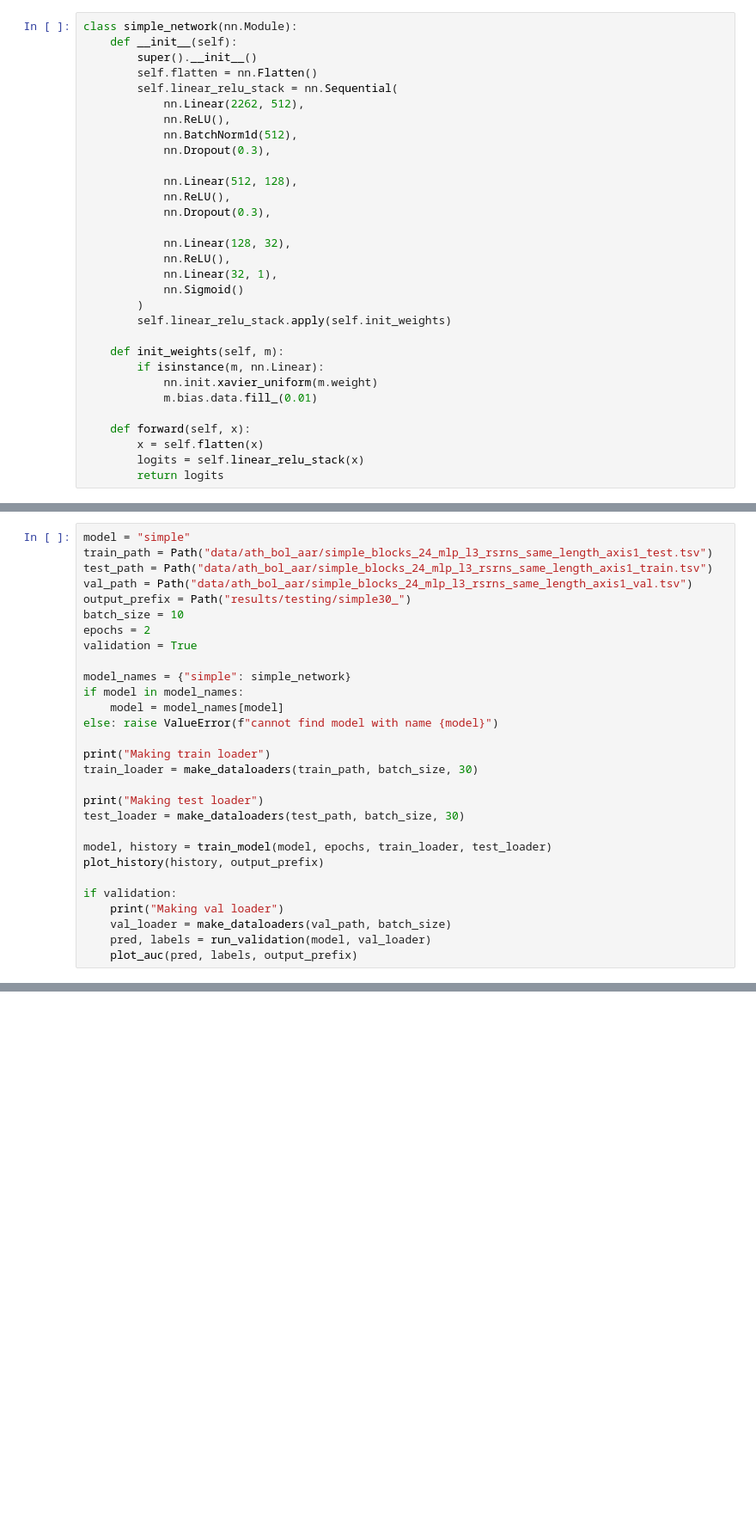
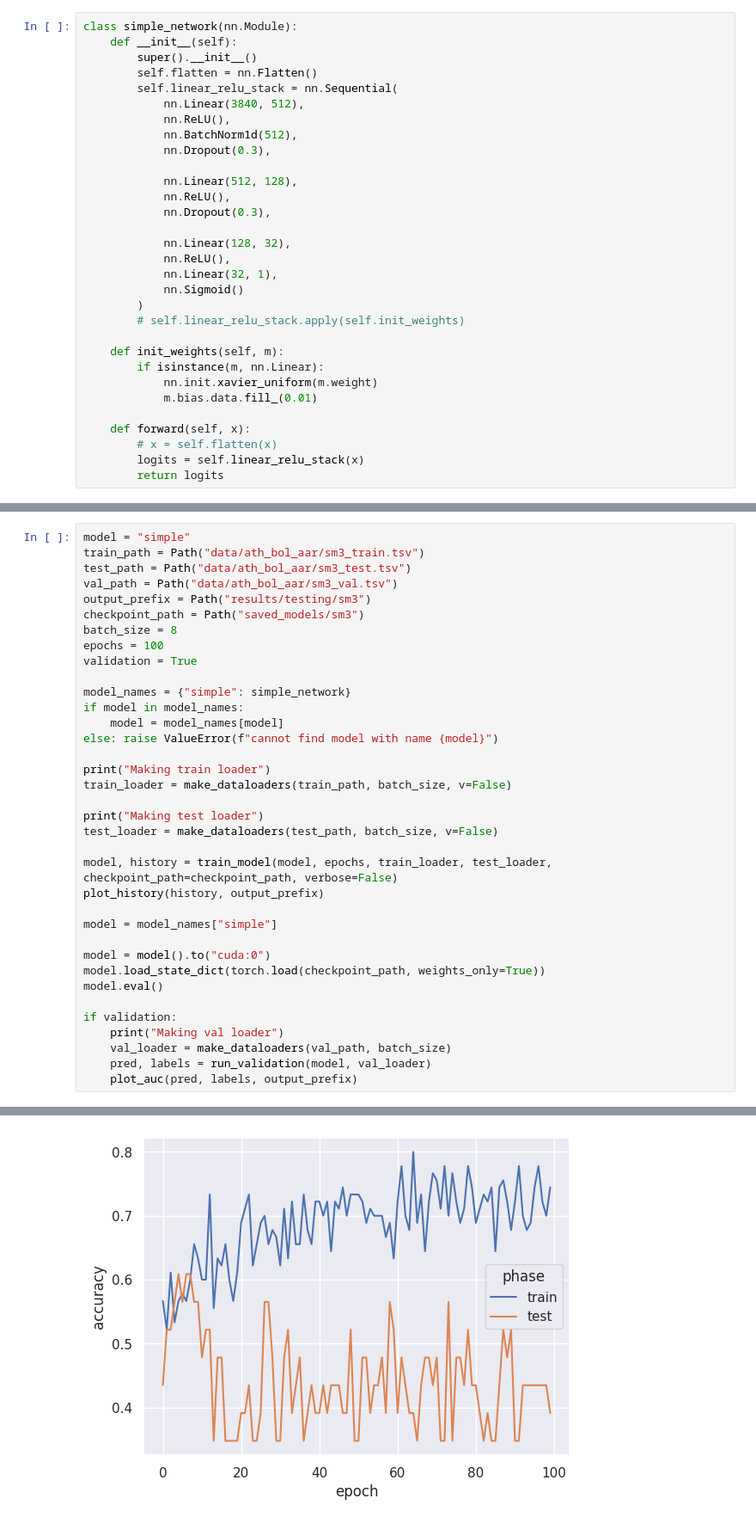
Before and after one commit to SteffenJong/ThesisProject, a Jupyter notebook: model/finetuning.ipynb, the cells around one changed output, grey strips where cells are left out. Shown at 86% size. Saved outputs shown, nothing was run; the diff lists cells and outputs as text; blank space fills up the shorter version.

Commit message:
finished simple predictionhead

```diff
--- a/model/finetuning.ipynb
+++ b/model/finetuning.ipynb
@@ -23,7 +22,7 @@ class simple_network(nn.Module):
         super().__init__()
         self.flatten = nn.Flatten()
         self.linear_relu_stack = nn.Sequential(
-            nn.Linear(2262, 512),
+            nn.Linear(3840, 512),
             nn.ReLU(),
             nn.BatchNorm1d(512),
             nn.Dropout(0.3),
@@ -37,7 +36,7 @@ class simple_network(nn.Module):
             nn.Linear(32, 1),
             nn.Sigmoid()
         )
-        self.linear_relu_stack.apply(self.init_weights)
+        # self.linear_relu_stack.apply(self.init_weights)
 
     def init_weights(self, m):
         if isinstance(m, nn.Linear):
@@ -45,7 +44,7 @@ class simple_network(nn.Module):
             m.bias.data.fill_(0.01)
 
     def forward(self, x):
-        x = self.flatten(x)
+        # x = self.flatten(x)
         logits = self.linear_relu_stack(x)
         return logits
 # %%
@@ -191,12 +211,13 @@ def make_dataloaders(input, batch_size, sample=None, name=""):
     return dl
 # %%
 model = "simple"
-train_path = Path("data/ath_bol_aar/simple_blocks_24_mlp_l3_rsrns_same_length_axis1_test.tsv")
-test_path = Path("data/ath_bol_aar/simple_blocks_24_mlp_l3_rsrns_same_length_axis1_train.tsv")
-val_path = Path("data/ath_bol_aar/simple_blocks_24_mlp_l3_rsrns_same_length_axis1_val.tsv")
-output_prefix = Path("results/testing/simple30_")
-batch_size = 10
-epochs = 2
+train_path = Path("data/ath_bol_aar/sm3_train.tsv")
+test_path = Path("data/ath_bol_aar/sm3_test.tsv")
+val_path = Path("data/ath_bol_aar/sm3_val.tsv")
+output_prefix = Path("results/testing/sm3")
+checkpoint_path = Path("saved_models/sm3")
+batch_size = 8
+epochs = 100
 validation = True
 
 model_names = {"simple": simple_network}
@@ -205,16 +226,23 @@ if model in model_names:
 else: raise ValueError(f"cannot find model with name {model}")
 
 print("Making train loader")
-train_loader = make_dataloaders(train_path, batch_size, 30)
+train_loader = make_dataloaders(train_path, batch_size, v=False)
 
 print("Making test loader")
-test_loader = make_dataloaders(test_path, batch_size, 30)
+test_loader = make_dataloaders(test_path, batch_size, v=False)
 
-model, history = train_model(model, epochs, train_loader, test_loader)
+model, history = train_model(model, epochs, train_loader, test_loader, checkpoint_path=checkpoint_path, verbose=False)
 plot_history(history, output_prefix)
+
+model = model_names["simple"]
+
+model = model().to("cuda:0")
+model.load_state_dict(torch.load(checkpoint_path, weights_only=True))
+model.eval()
 
 if validation:
     print("Making val loader")
     val_loader = make_dataloaders(val_path, batch_size)
     pred, labels = run_validation(model, val_loader)
     plot_auc(pred, labels, output_prefix)
+# %% [output]
@@ -220,0 +266 @@ if validation:
+[figure, added]
```
Also changed, not shown: parts of 3 cells of this notebook, 7 other files.
